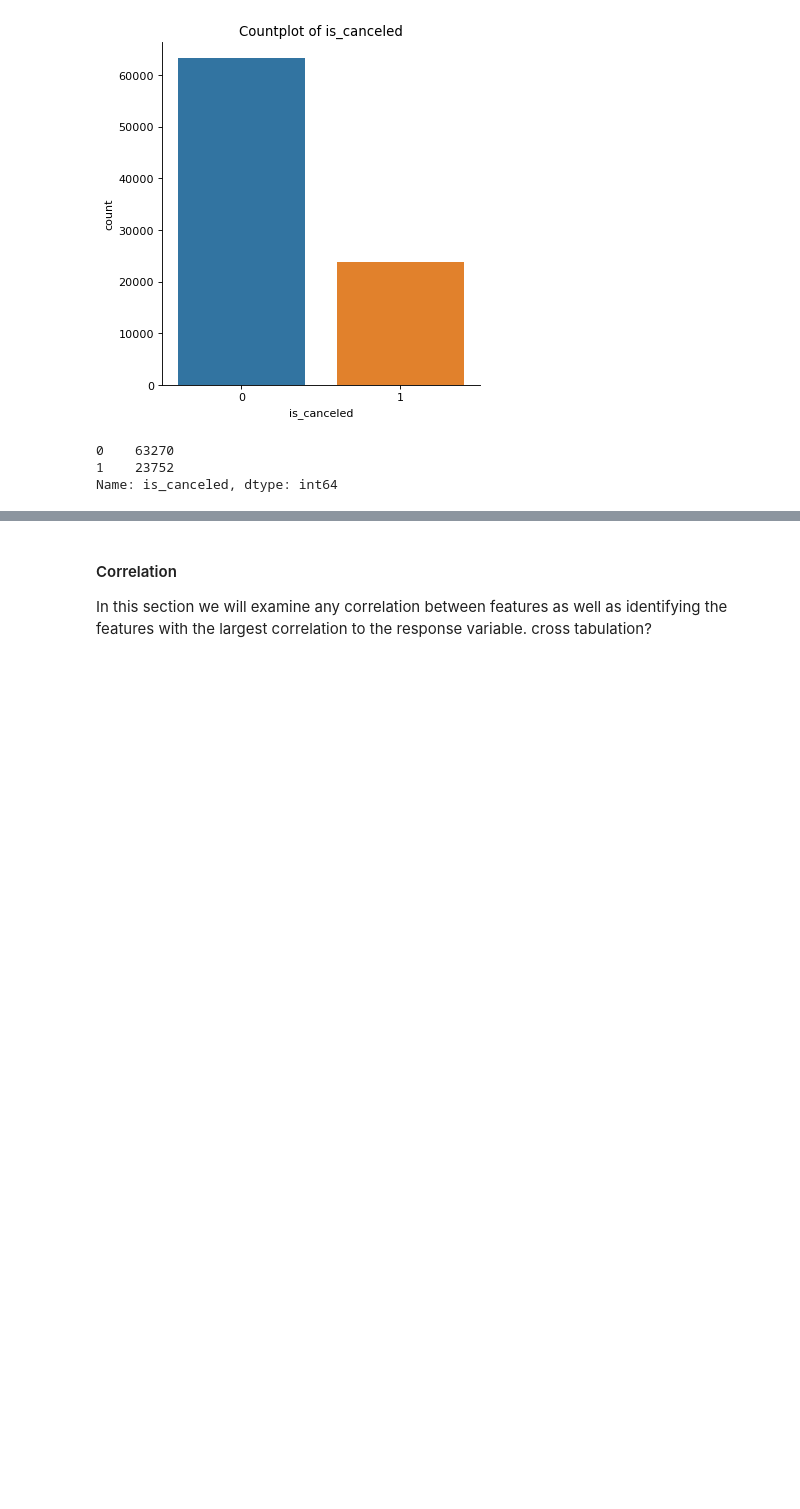
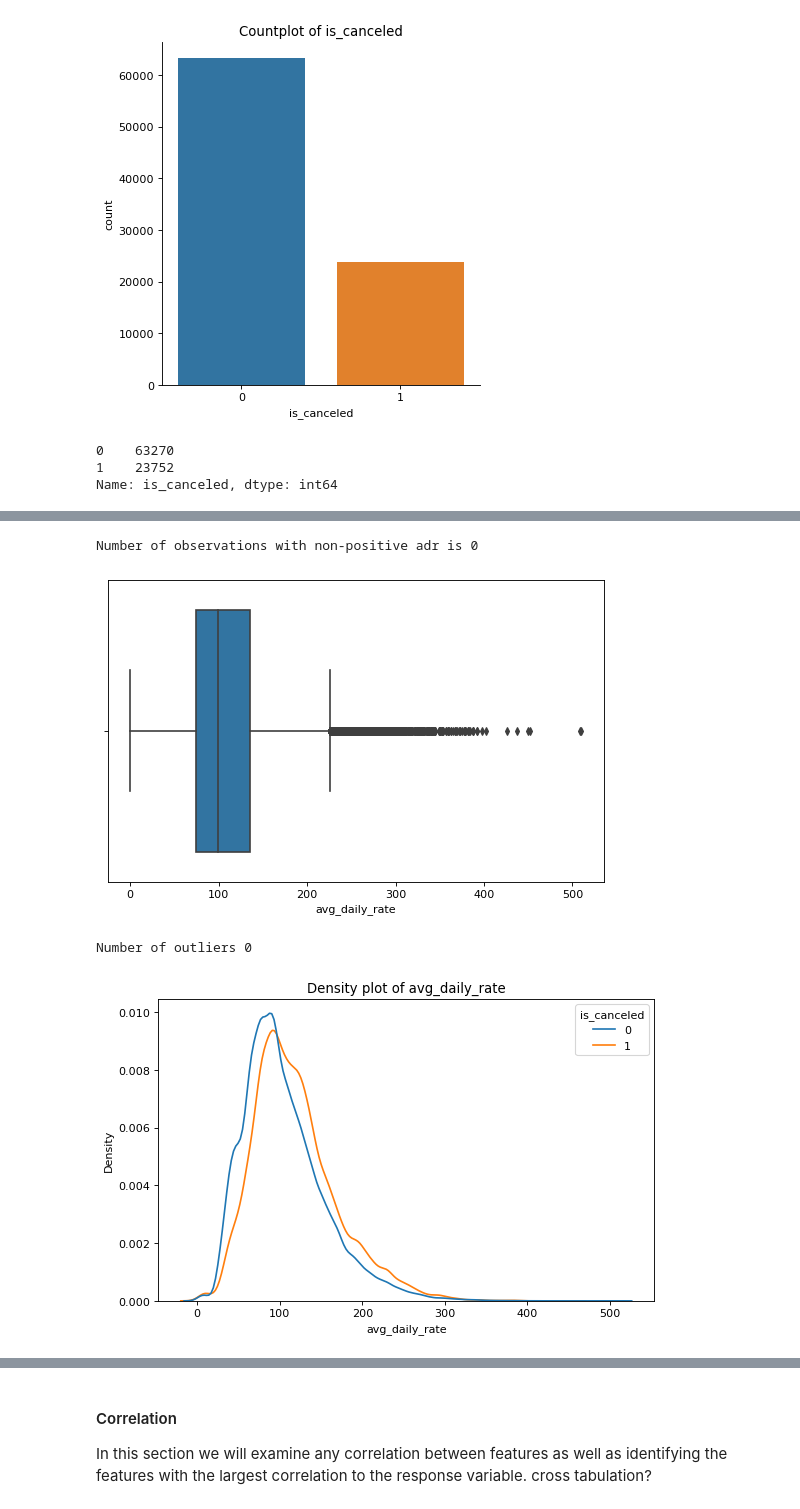
Before and after one commit to williamjones7/MachineLearningProj2, a Jupyter notebook: project2.ipynb, the cells around one changed output, grey strips where cells are left out. Saved outputs shown, nothing was run; the diff lists cells and outputs as text; code cells hidden in the pictures; blank space fills up the shorter version.

```diff
--- a/project2.ipynb
+++ b/project2.ipynb
@@ -295,0 +293,26 @@ Discuss class imbalance and this means for model selection
+# %%
+# Remove observations with negative average daily rate
+
+# What about zeros currently getting rid of them
+neg_adr = (df.avg_daily_rate <= 0)
+print(f'Number of observations with non-positive adr is {df[neg_adr].shape[0]}')
+df = df[~neg_adr]
+
+# Boxplot with outlier
+sns.boxplot(data = df, x = 'avg_daily_rate')
+plt.show()
+
+# Remove outlier
+outlier = (df.avg_daily_rate >1000)
+print(f'Number of outliers {df[outlier].shape[0]}')
+df = df[~outlier]
+
+# Density plot - common_norm = False, sets each curve to have density 1
+sns.kdeplot(data = df, x = 'avg_daily_rate', hue = 'is_canceled', common_norm = False)
+plt.title('Density plot of avg_daily_rate')
+plt.show()
+# %% [output]
+Number of observations with non-positive adr is 0
+[figure, added]
+Number of outliers 0
+[figure, added]
```
Also changed, not shown: parts of 11 cells of this notebook.
